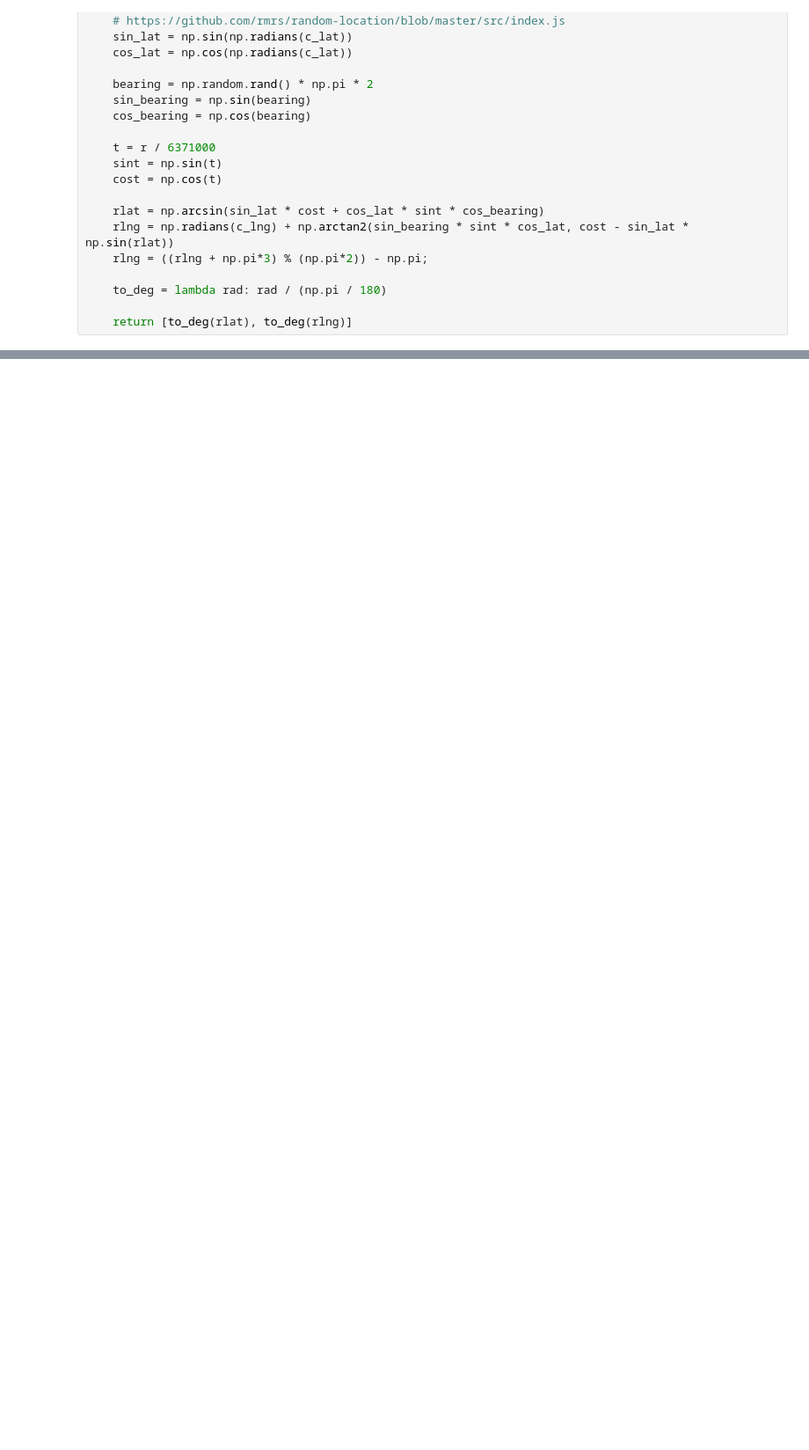
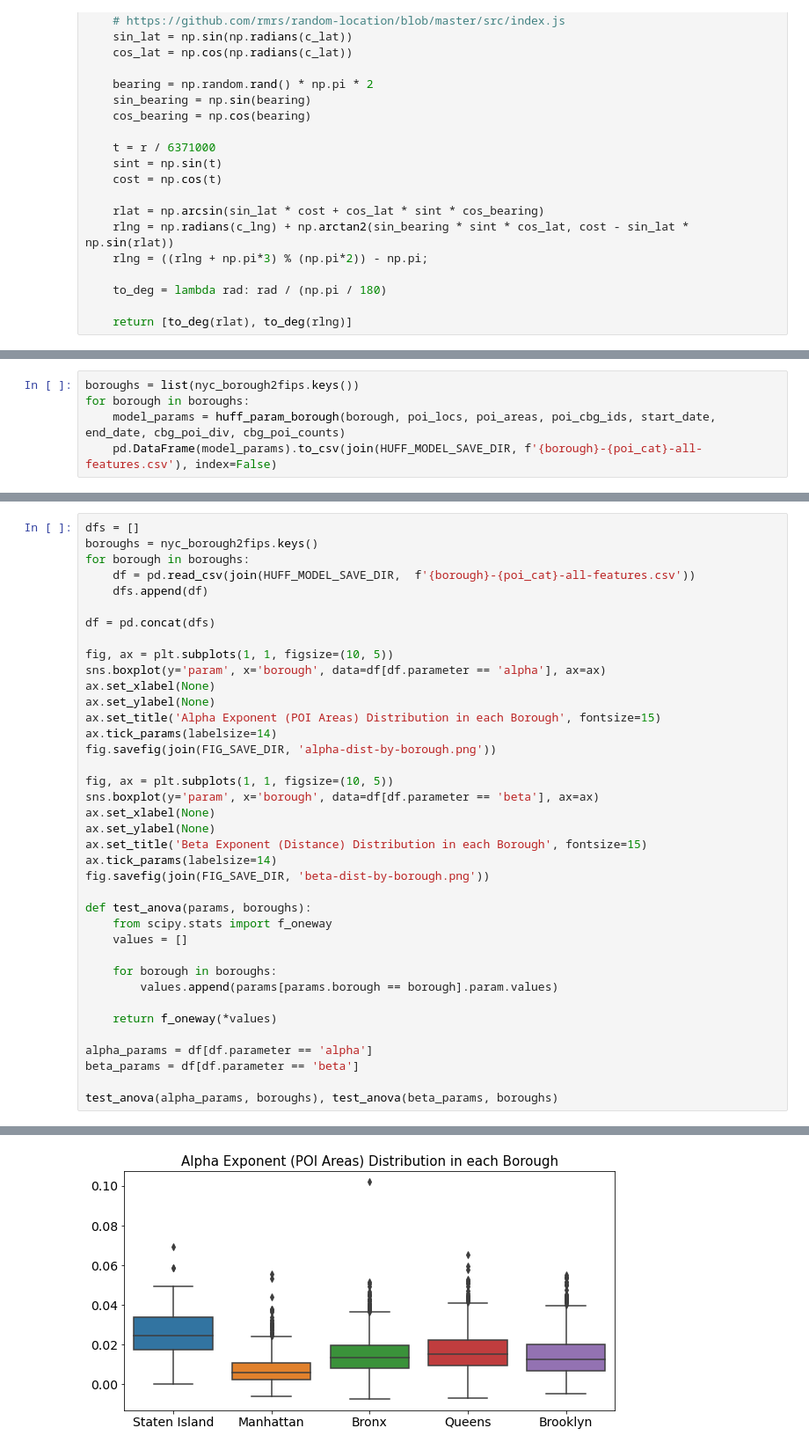
Before and after one commit to hasanalpboz/safegraph-covid19-mobility, a Jupyter notebook: scripts/notebooks/huff-model.ipynb, the cells around one changed output, grey strips where cells are left out. Shown at 88% size. Drawn from its saved outputs; the diff is of its cells as text; blank space fills up the shorter version.

```diff
--- a/scripts/notebooks/huff-model.ipynb
+++ b/scripts/notebooks/huff-model.ipynb
@@ -196,0 +381,5 @@ sim_diff = sim_visits2pois.loc[actual_visits2pois.index] - actual_visits2pois
+# %%
+boroughs = list(nyc_borough2fips.keys())
+for borough in boroughs:
+    model_params = huff_param_borough(borough, poi_locs, poi_areas, poi_cbg_ids, start_date, end_date, cbg_poi_div, cbg_poi_counts)
+    pd.DataFrame(model_params).to_csv(join(HUFF_MODEL_SAVE_DIR, f'{borough}-{poi_cat}-all-features.csv'), index=False)
@@ -196,0 +409,39 @@ sim_diff = sim_visits2pois.loc[actual_visits2pois.index] - actual_visits2pois
+# %%
+dfs = []
+boroughs = nyc_borough2fips.keys()
+for borough in boroughs:
+    df = pd.read_csv(join(HUFF_MODEL_SAVE_DIR,  f'{borough}-{poi_cat}-all-features.csv'))
+    dfs.append(df)
+
+df = pd.concat(dfs)
+
+fig, ax = plt.subplots(1, 1, figsize=(10, 5))
+sns.boxplot(y='param', x='borough', data=df[df.parameter == 'alpha'], ax=ax)
+ax.set_xlabel(None)
+ax.set_ylabel(None)
+ax.set_title('Alpha Exponent (POI Areas) Distribution in each Borough', fontsize=15)
+ax.tick_params(labelsize=14)
+fig.savefig(join(FIG_SAVE_DIR, 'alpha-dist-by-borough.png'))
+
+fig, ax = plt.subplots(1, 1, figsize=(10, 5))
+sns.boxplot(y='param', x='borough', data=df[df.parameter == 'beta'], ax=ax)
+ax.set_xlabel(None)
+ax.set_ylabel(None)
+ax.set_title('Beta Exponent (Distance) Distribution in each Borough', fontsize=15)
+ax.tick_params(labelsize=14)
+fig.savefig(join(FIG_SAVE_DIR, 'beta-dist-by-borough.png'))
+
+def test_anova(params, boroughs):
+    from scipy.stats import f_oneway
+    values = []
+
+    for borough in boroughs:
+        values.append(params[params.borough == borough].param.values)
+
+    return f_oneway(*values)
+
+alpha_params = df[df.parameter == 'alpha']
+beta_params = df[df.parameter == 'beta']
+
+test_anova(alpha_params, boroughs), test_anova(beta_params, boroughs)
+# %% [output]
@@ -196,0 +450 @@ sim_diff = sim_visits2pois.loc[actual_visits2pois.index] - actual_visits2pois
+[figure, added]
```
Also changed, not shown: parts of 31 cells of this notebook, 44 other files.
